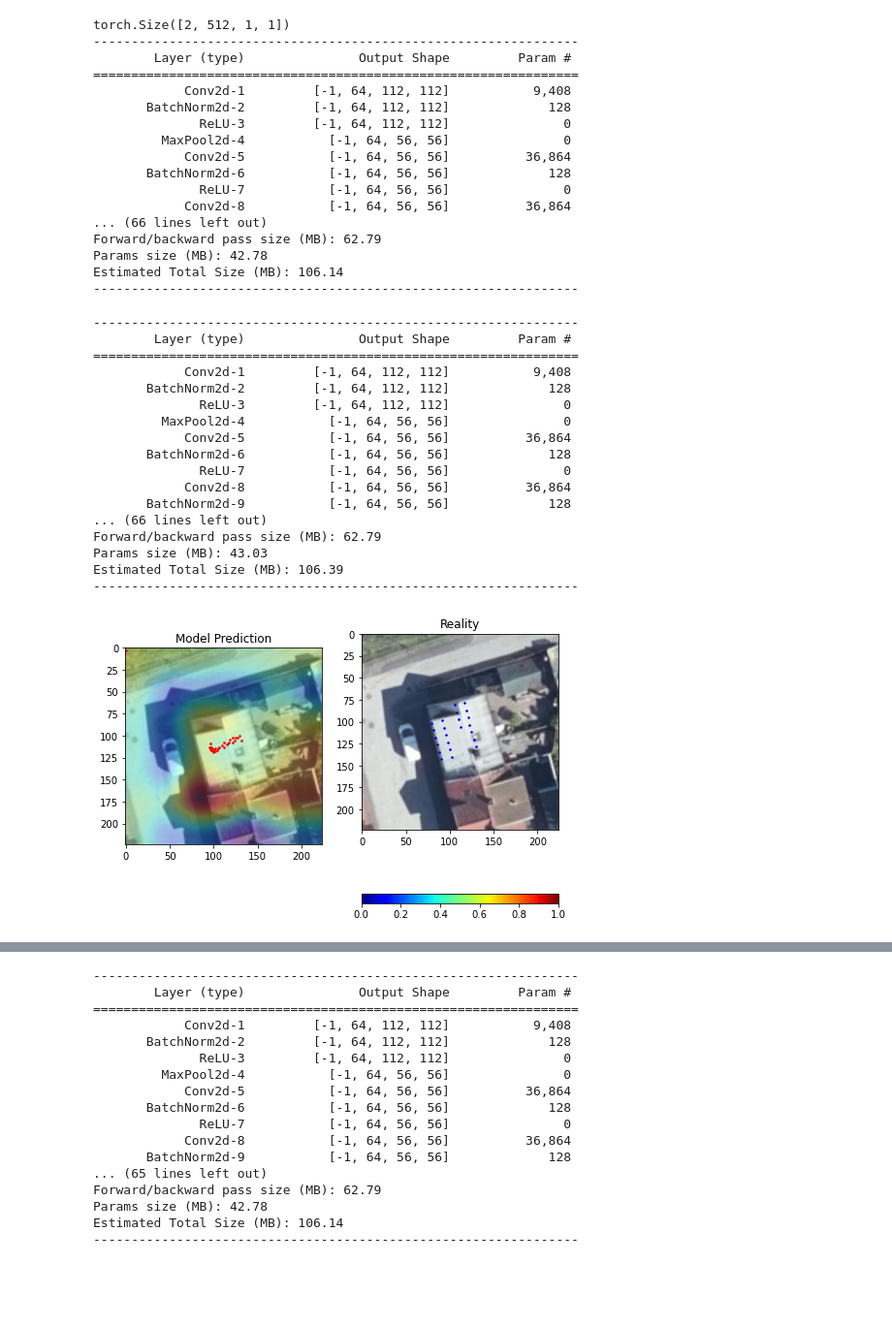
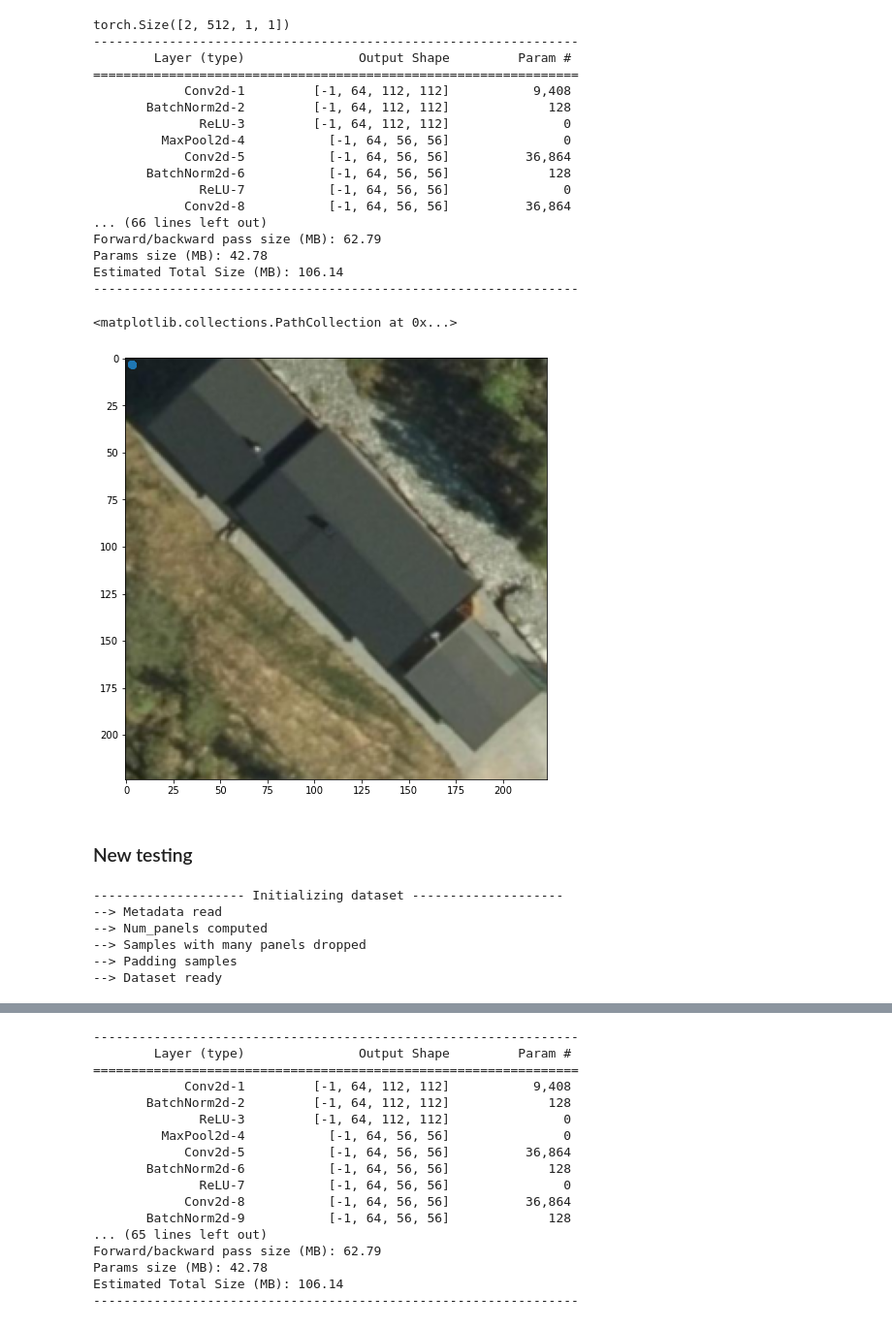
Before and after one commit to WizenPainter/autotetris, a Jupyter notebook: individual_tests/alejandro/alejandro_test.ipynb, the cells around one changed output, grey strips where cells are left out. Shown at 97% size. Saved outputs shown, nothing was run; the diff lists cells and outputs as text; code cells hidden in the pictures; blank space fills up the shorter version.

Commit message:
Giving up with the DSNT

```diff
--- a/individual_tests/alejandro/alejandro_test.ipynb
+++ b/individual_tests/alejandro/alejandro_test.ipynb
@@ -209,7 +211,7 @@ OSError: ./trained_models/train_loss_30_02_11.csv not found.
 # %% [markdown]
 ## Testing to display the class activation map GAP
 # %%
-network = Resnet18()
+network = Resnet18_DSNT(num_classes=raw_data.max_num_panels)
 # network = Resnet18(num_classes=raw_data.max_num_panels*2)
 criterion = VarDiffloss()
 # SGD diverges on our model
@@ -221,7 +223,7 @@ loss_min = 0.001
 num_epochs = 5
 
 # Train model
-# model = train_model(network, criterion, optimizer, num_epochs, train_loader, valid_loader)
+model = train_model(network, criterion, optimizer, num_epochs, train_loader, valid_loader)
 # %%
 from torchsummary import summary
 summary(model, input_size=(3,224,224))
@@ -243,30 +245,23 @@ Forward/backward pass size (MB): 62.79
 Params size (MB): 42.78
 Estimated Total Size (MB): 106.14
 ----------------------------------------------------------------
-# %%
-from torchsummary import summary
-summary(network, input_size=(3,224,224))
-# %% [output]
-----------------------------------------------------------------
-        Layer (type)               Output Shape         Param #
-================================================================
-            Conv2d-1         [-1, 64, 112, 112]           9,408
-       BatchNorm2d-2         [-1, 64, 112, 112]             128
-              ReLU-3         [-1, 64, 112, 112]               0
-         MaxPool2d-4           [-1, 64, 56, 56]               0
-            Conv2d-5           [-1, 64, 56, 56]          36,864
-       BatchNorm2d-6           [-1, 64, 56, 56]             128
-              ReLU-7           [-1, 64, 56, 56]               0
-            Conv2d-8           [-1, 64, 56, 56]          36,864
-       BatchNorm2d-9           [-1, 64, 56, 56]             128
-... (66 lines left out)
-Forward/backward pass size (MB): 62.79
-Params size (MB): 43.03
-Estimated Total Size (MB): 106.39
-----------------------------------------------------------------
 # %%
 it_train = iter(test_loader)
 image, centroid = next(it_train)
+# %%
+heatmap, coord = network(image, heatmap = True)
+image_plot = image.squeeze()
+image_plot = image_plot.permute(1, 2, 0)
+coord = coord.squeeze()
+# %%
+fig, ax = plt.subplots(1, 1, figsize=(8, 8))
+plt.imshow(image_plot)
+plt.scatter(coord[:, 1].detach(), coord[:, 0].detach())
+# plt.imshow(heatmap[0, 0].detach().numpy(), alpha = 1)
+# plt.show()
+# %% [output]
+<matplotlib.collections.PathCollection at 0x...>
+[figure, added]
 # %%
 # In this code we obtain the class activation mapping and upsample it
 conv_output, prediction = model(image, heatmap = True)
@@ -288,20 +283,14 @@ prediction = prediction.detach().numpy()
 prediction = prediction[0]
 
 centroid_plot = centroid.squeeze()
-# %%
-#no mapping
-fig, ax = plt.subplots(1, 2, figsize=(8, 8))
-cbar = fig.colorbar(plt.cm.ScalarMappable(cmap="jet"), location = "bottom")
-ax[0].imshow(image_plot)
-ax[0].imshow(map[0][0].detach(), alpha=0.3, cmap ='jet')
-
-ax[0].scatter(prediction[:, 1], prediction[:, 0], s=10, marker='.', c='r')
-ax[0].set_title("Model Prediction")
-
-ax[1].imshow(image_plot)
-ax[1].scatter(centroid_plot[:, 1], centroid_plot[:, 0], s=10, marker='.', c='b')
-ax[1].set_title("Reality")
-
-plt.show()
-# %% [output]
-[figure, removed]
+# %% [markdown]
+### New testing
+# %%
+dataset = RoofDataSet(full_path, transform=Transforms(transform_list=["resize", "to_tensor", "to_heatmap"]), mode = "constant")
+# %% [output]
+-------------------- Initializing dataset --------------------
+--> Metadata read
+--> Num_panels computed
+--> Samples with many panels dropped
+--> Padding samples
+--> Dataset ready
```
Also changed, not shown: parts of 19 cells of this notebook, 4 other files.
